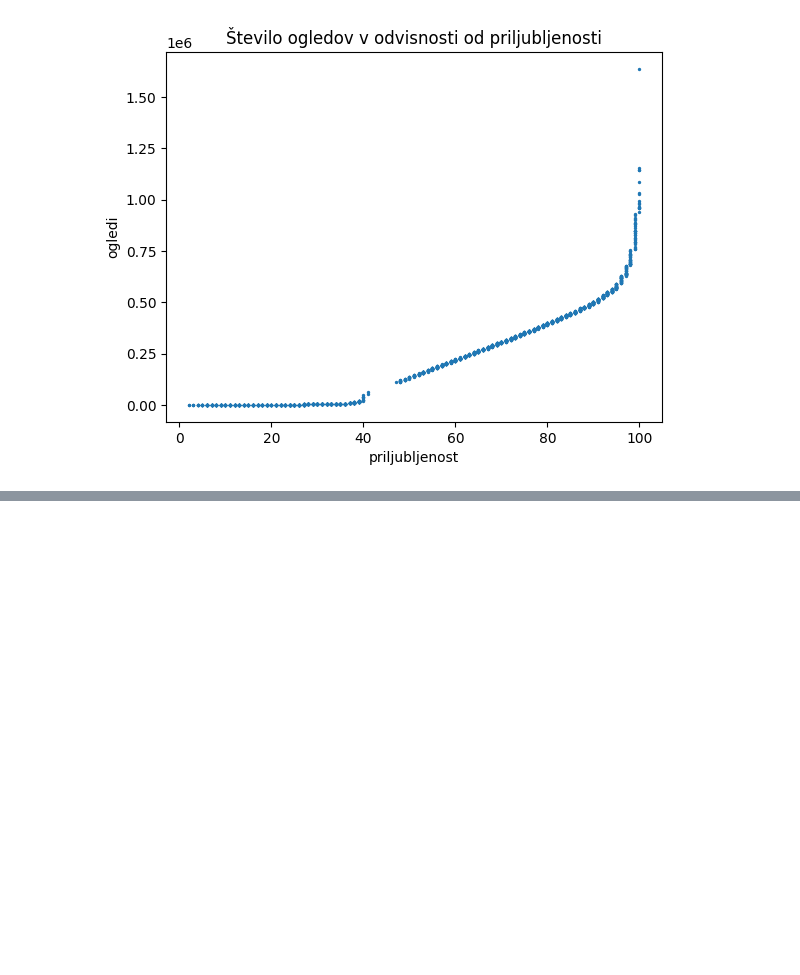
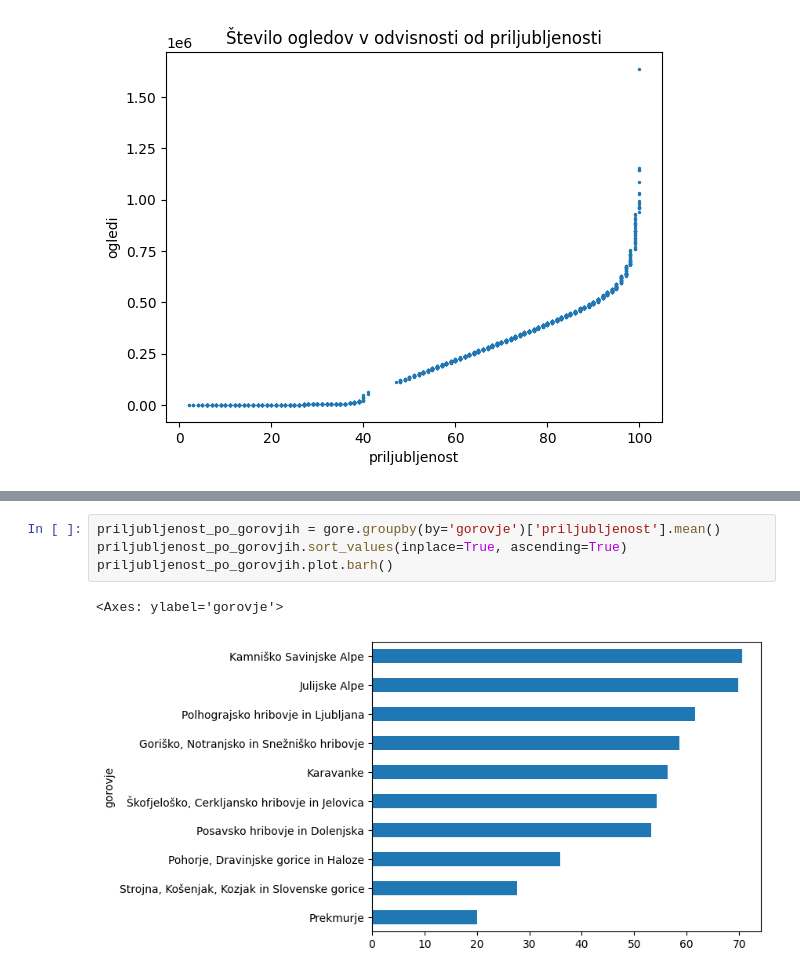
Before and after one commit to emazunter/UVP-projektna-naloga, a Jupyter notebook: analiza_podatkov.ipynb, the cells around one changed output, grey strips where cells are left out. Drawn from its saved outputs; the diff is of its cells as text; blank space fills up the shorter version.

```diff
--- a/analiza_podatkov.ipynb
+++ b/analiza_podatkov.ipynb
@@ -127,0 +163,7 @@ visine_po_gorovjih.plot.bar()
+# %%
+priljubljenost_po_gorovjih = gore.groupby(by='gorovje')['priljubljenost'].mean()
+priljubljenost_po_gorovjih.sort_values(inplace=True, ascending=True)
+priljubljenost_po_gorovjih.plot.barh()
+# %% [output]
+<Axes: ylabel='gorovje'>
+[figure, added]
```
Also changed, not shown: parts of 15 cells of this notebook.
